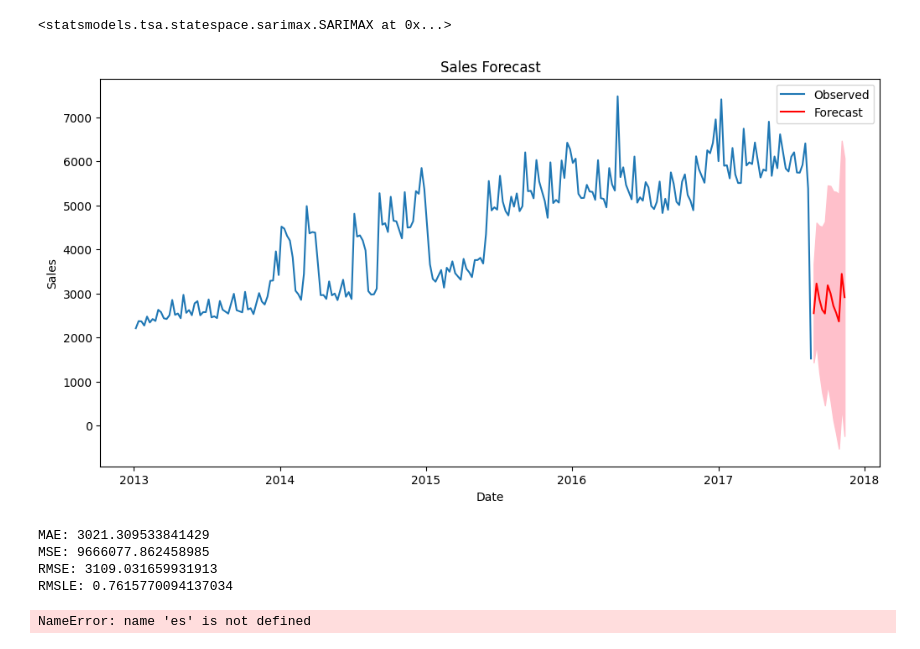
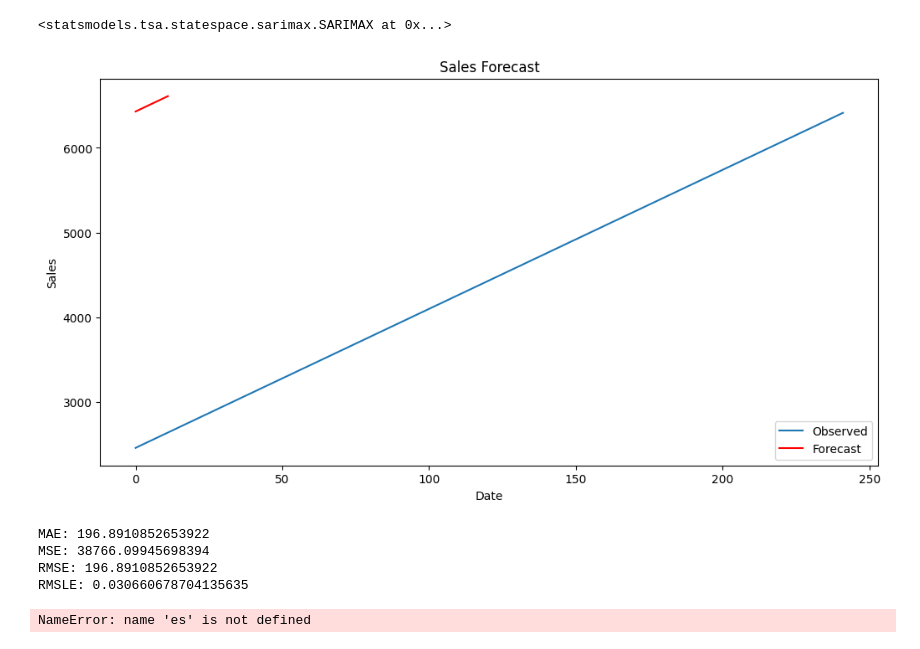
Before and after one commit to kwasichrappah/Time_series_analysis, a Jupyter notebook: sales_forecast.ipynb, the cells around one changed output. Saved outputs shown, nothing was run; the diff lists cells and outputs as text; code cells hidden in the pictures.

```diff
--- a/sales_forecast.ipynb
+++ b/sales_forecast.ipynb
@@ -1060,0 +1059,31 @@ plot_pacf(weekly_sales)
+# %%
+### removing trend (detrending data)
+'''Detrending can be done by differencing or model fitting'''
+
+# from pandas import read_csv
+# from pandas import datetime
+from sklearn.linear_model import LinearRegression
+
+import numpy
+
+def parser(x):
+ return datetime.strptime('190'+x, '%Y-%m')
+
+series = weekly_sales#read_csv('shampoo-sales.csv', header=0, parse_dates=[0], index_col=0, squeeze=True, date_parser=parser)
+# fit linear model
+X = [i for i in range(0, len(series))]
+X = numpy.reshape(X, (len(X), 1))
+y = series.values
+model = LinearRegression()
+model.fit(X, y)
+# calculate trend
+trend = model.predict(X)
+# plot trend
+plt.plot(y)
+plt.plot(trend)
+plt.show()
+# detrend
+detrended = [y[i]-trend[i] for i in range(0, len(series))]
+# plot detrended
+plt.plot(detrended)
+plt.show()
@@ -1061,3 +1093,5 @@ plot_pacf(weekly_sales)
+# %%
+weekly_sales['nump']=trend
 # %% [markdown]
 ### Time series analysis is a method used for analysing time series data in order to extract meaningful statistical information from the data. Time series forecasting however, is all about predicting future values based on previously observed values over time.
 # %% [markdown]
@@ -1129,7 +1153,7 @@ p, d, q = 1, 1, 1
 P, D, Q, s = 1, 1, 1, 52  # Assuming monthly seasonality
 
 # Fit the SARIMA model
-model = SARIMAX(weekly_sales, order=(p, d, q), seasonal_order=(P, D, Q, s))
+model = SARIMAX(weekly_sales['nump'], order=(p, d, q), seasonal_order=(P, D, Q, s))
 results = model.fit()
 model
 # %% [output]
@@ -1137,26 +1161,26 @@ model
 # %%
 
 # Forecast future values
 forecast_periods = 12  # Forecast the next 12 months
 forecast = results.get_forecast(steps=forecast_periods)
 forecast_mean = forecast.predicted_mean
 forecast_ci = forecast.conf_int()
-
+forecast_ci = pd.DataFrame(forecast_ci)
 # Plot the forecast
 plt.figure(figsize=(12, 6))
-plt.plot(weekly_sales, label='Observed')
+plt.plot(weekly_sales['nump'], label='Observed')
 plt.plot(forecast_mean, label='Forecast', color='red')
 plt.fill_between(forecast_ci.index, forecast_ci.iloc[:, 0], forecast_ci.iloc[:, 1], color='pink')
 plt.title("Sales Forecast")
 plt.xlabel("Date")
 plt.ylabel("Sales")
 plt.legend()
 plt.show()
 # %% [output]
-[figure, old version]
+[figure, new version]
 # %%
 
-observed = weekly_sales[-forecast_periods:]
+observed = trend[-forecast_periods:]
 mae = mean_absolute_error(observed, forecast_mean)
 mse = mean_squared_error(observed, forecast_mean)
 rmsle = root_mean_squared_log_error(observed, forecast_mean)
@@ -1166,10 +1190,10 @@ print(f'MSE: {mse}')
 print(f'RMSE: {rmse}')
 print(f'RMSLE: {rmsle}')
 # %% [output]
-MAE: 3021.309533841429
-MSE: 9666077.862458985
-RMSE: 3109.031659931913
-RMSLE: 0.7615770094137034
+MAE: 196.8910852653922
+MSE: 38766.09945698394
+RMSE: 196.8910852653922
+RMSLE: 0.030660678704135635
 # %%
 es
 # %% [output]
```
Also changed, not shown: parts of 3 cells of this notebook.
